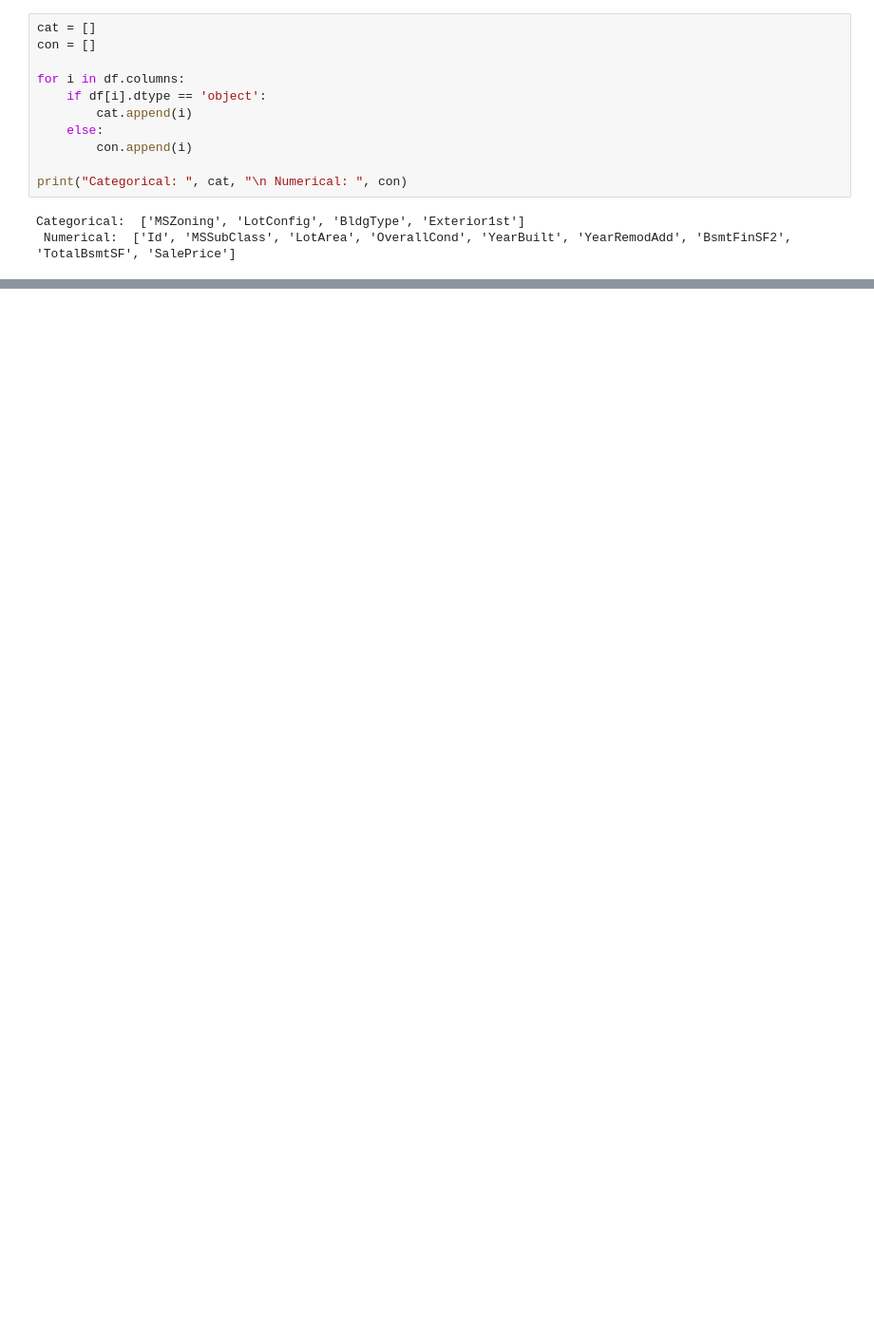
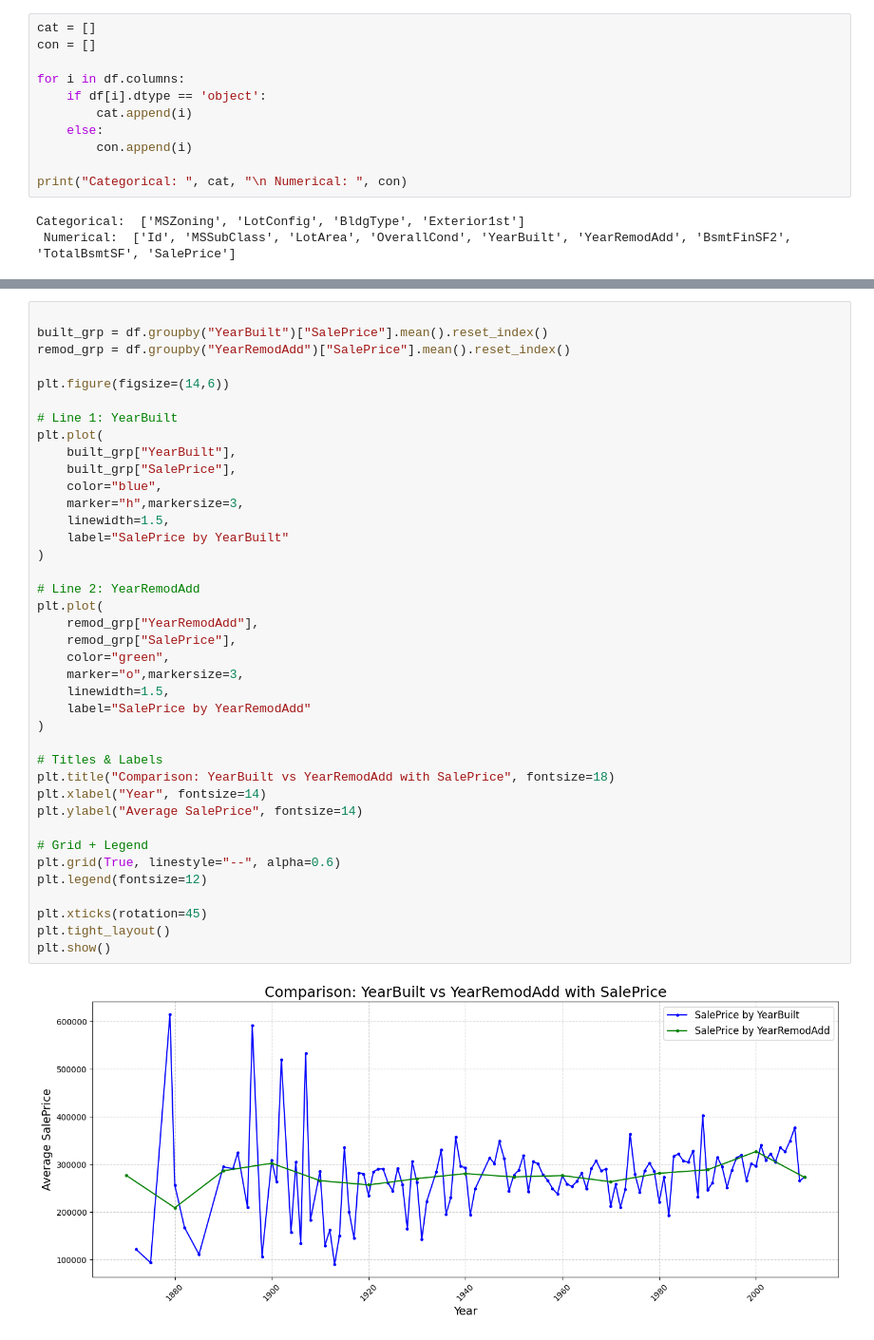
Before and after one commit to SachinGunjal001/House-Price-Prediction-Python-Analysis, a Jupyter notebook: HousePricePyAnalysis.ipynb, the cells around one changed output, grey strips where cells are left out. Shown at 95% size. Cells and saved outputs as stored; diff of their text form; blank space fills up the shorter version.

```diff
--- a/HousePricePyAnalysis.ipynb
+++ b/HousePricePyAnalysis.ipynb
@@ -137,0 +263,41 @@ print(insight_df)
+# %%
+
+built_grp = df.groupby("YearBuilt")["SalePrice"].mean().reset_index()
+remod_grp = df.groupby("YearRemodAdd")["SalePrice"].mean().reset_index()
+
+plt.figure(figsize=(14,6))
+
+# Line 1: YearBuilt
+plt.plot(
+    built_grp["YearBuilt"],
+    built_grp["SalePrice"],
+    color="blue",
+    marker="h",markersize=3,
+    linewidth=1.5,
+    label="SalePrice by YearBuilt"
+)
+
+# Line 2: YearRemodAdd
+plt.plot(
+    remod_grp["YearRemodAdd"],
+    remod_grp["SalePrice"],
+    color="green",
+    marker="o",markersize=3,
+    linewidth=1.5,
+    label="SalePrice by YearRemodAdd"
+)
+
+# Titles & Labels
+plt.title("Comparison: YearBuilt vs YearRemodAdd with SalePrice", fontsize=18)
+plt.xlabel("Year", fontsize=14)
+plt.ylabel("Average SalePrice", fontsize=14)
+
+# Grid + Legend
+plt.grid(True, linestyle="--", alpha=0.6)
+plt.legend(fontsize=12)
+
+plt.xticks(rotation=45)
+plt.tight_layout()
+plt.show()
+# %% [output]
+[figure, added]
```
Also changed, not shown: parts of 20 cells of this notebook, 1 other file.
